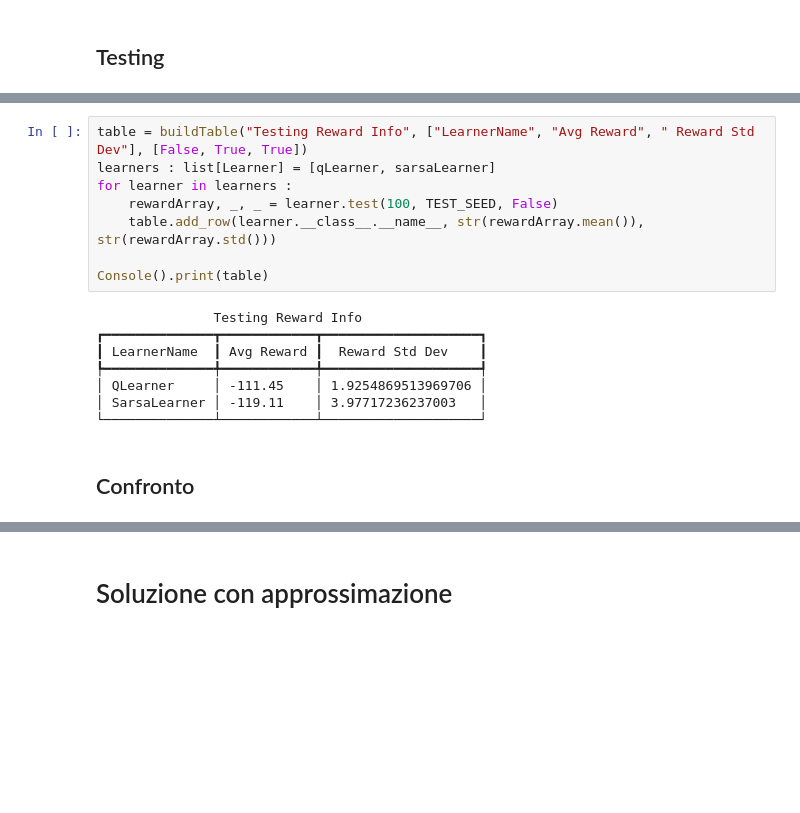
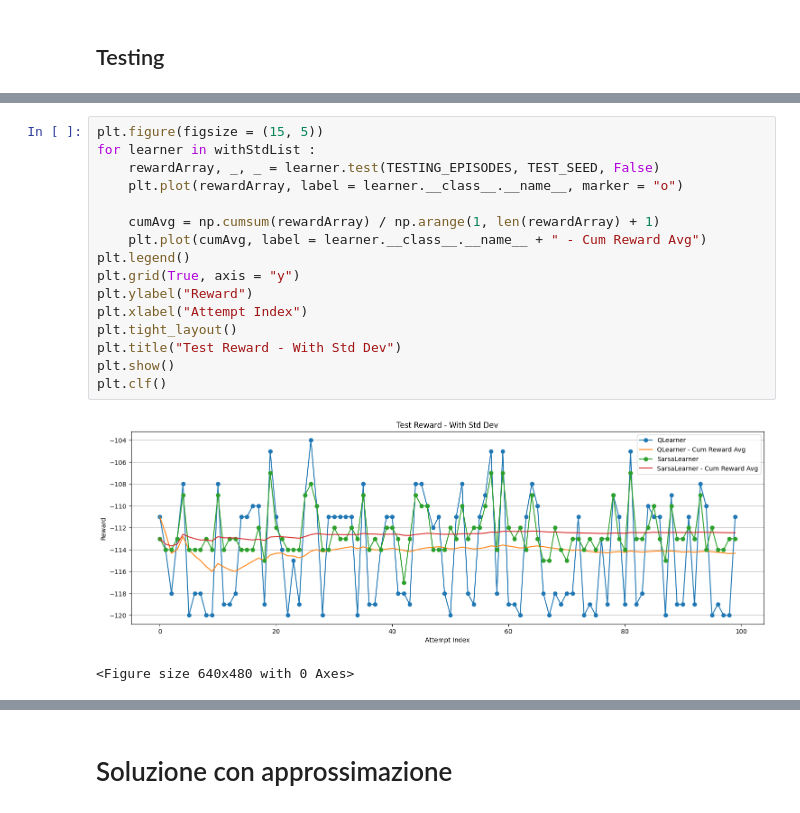
Before and after one commit to SimoneNicosanti/ML_Project, a Jupyter notebook: Project.ipynb, the cells around one changed output, grey strips where cells are left out. Saved outputs shown, nothing was run; the diff lists cells and outputs as text; blank space fills up the shorter version.

```diff
--- a/Project.ipynb
+++ b/Project.ipynb
@@ -519,19 +555,20 @@ plt.clf()
 <Figure size 640x480 with 0 Axes>
-# %%
-table = buildTable("Testing Reward Info", ["LearnerName", "Avg Reward", " Reward Std Dev"], [False, True, True])
-learners : list[Learner] = [qLearner, sarsaLearner]
-for learner in learners :
-    rewardArray, _, _ = learner.test(100, TEST_SEED, False)
-    table.add_row(learner.__class__.__name__, str(rewardArray.mean()), str(rewardArray.std()))
-
-Console().print(table)
-# %% [output]
-               Testing Reward Info
-┏━━━━━━━━━━━━━━┳━━━━━━━━━━━━┳━━━━━━━━━━━━━━━━━━━━┓
-┃ LearnerName  ┃ Avg Reward ┃  Reward Std Dev    ┃
-┡━━━━━━━━━━━━━━╇━━━━━━━━━━━━╇━━━━━━━━━━━━━━━━━━━━┩
-│ QLearner     │ -111.45    │ 1.9254869513969706 │
-│ SarsaLearner │ -119.11    │ 3.97717236237003   │
-└──────────────┴────────────┴────────────────────┘
-# %% [markdown]
-## Confronto
+# %%
+plt.figure(figsize = (15, 5))
+for learner in withStdList :
+    rewardArray, _, _ = learner.test(TESTING_EPISODES, TEST_SEED, False)
+    plt.plot(rewardArray, label = learner.__class__.__name__, marker = "o")
+
+    cumAvg = np.cumsum(rewardArray) / np.arange(1, len(rewardArray) + 1)
+    plt.plot(cumAvg, label = learner.__class__.__name__ + " - Cum Reward Avg")
+plt.legend()
+plt.grid(True, axis = "y")
+plt.ylabel("Reward")
+plt.xlabel("Attempt Index")
+plt.tight_layout()
+plt.title("Test Reward - With Std Dev")
+plt.show()
+plt.clf()
+# %% [output]
+[figure, added]
+<Figure size 640x480 with 0 Axes>
```
Also changed, not shown: parts of 24 cells of this notebook, 9 other files.
